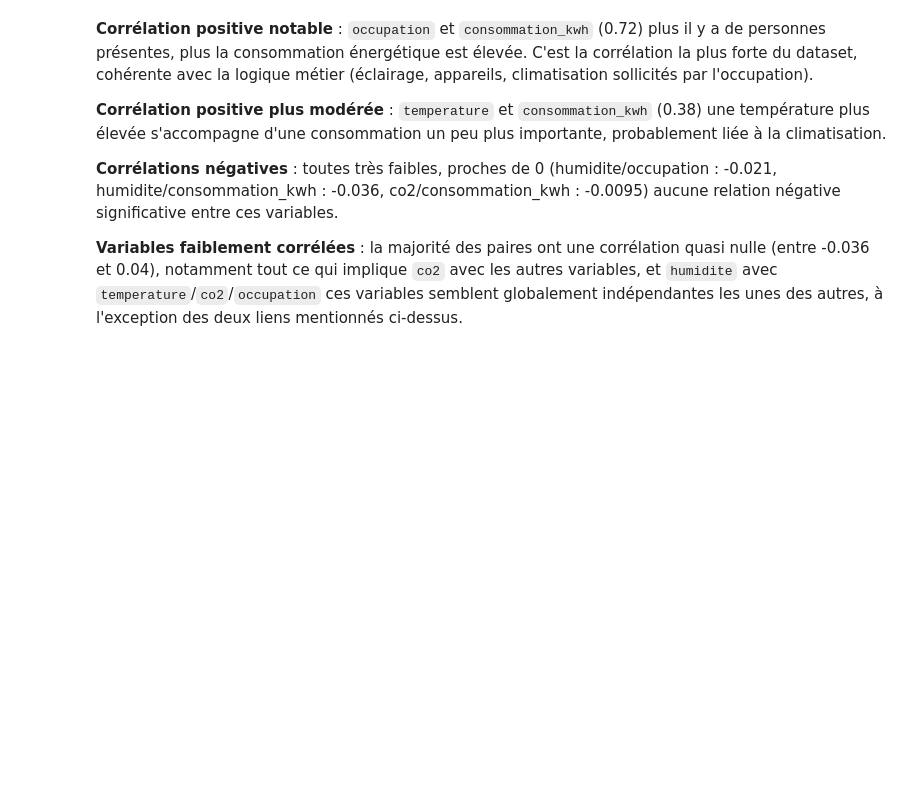
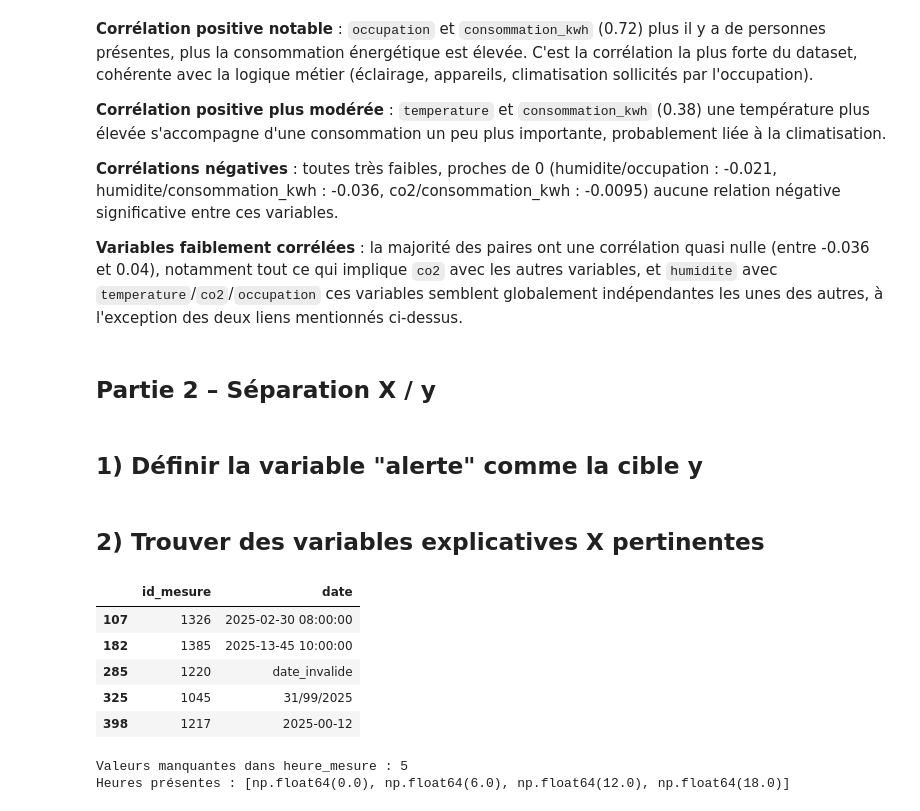
Before and after one commit to Fattimm/atelier_prepa_donnees_tab-, a Jupyter notebook: notebooks/atelier_prepa_donnees_tab.ipynb, the cells around one changed output. Drawn from its saved outputs; the diff is of its cells as text; code cells hidden in the pictures; blank space fills up the shorter version.

```diff
--- a/notebooks/atelier_prepa_donnees_tab.ipynb
+++ b/notebooks/atelier_prepa_donnees_tab.ipynb
@@ -609,3 +609,7 @@ plt.show()
 **Corrélations négatives** : toutes très faibles, proches de 0 (humidite/occupation : -0.021, humidite/consommation_kwh : -0.036, co2/consommation_kwh : -0.0095) aucune relation négative significative entre ces variables.
 
 **Variables faiblement corrélées** : la majorité des paires ont une corrélation quasi nulle (entre -0.036 et 0.04), notamment tout ce qui implique `co2` avec les autres variables, et `humidite` avec `temperature`/`co2`/`occupation` ces variables semblent globalement indépendantes les unes des autres, à l'exception des deux liens mentionnés ci-dessus.
+# %% [markdown]
+## Partie 2 – Séparation X / y
+# %% [markdown]
+## 1) Définir la variable "alerte" comme la cible y
@@ -611,0 +619,31 @@ plt.show()
+# %% [markdown]
+## 2) Trouver des variables explicatives X pertinentes
+# %%
+# errors='coerce' : au lieu de planter, remplace toute date invalide par NaT (Not a Time, équivalent de NaN pour les dates)
+dates_test = pd.to_datetime(df['date'], errors='coerce')
+
+# On repère les lignes où la conversion a échoué (NaT alors que la valeur d'origine n'était pas vide)
+dates_invalides = df[dates_test.isna()]
+dates_invalides[['id_mesure', 'date']]
+# %% [output]
+|  | id_mesure | date |
+| 107 | 1326 | 2025-02-30 08:00:00 |
+| 182 | 1385 | 2025-13-45 10:00:00 |
+| 285 | 1220 | date_invalide |
+| 325 | 1045 | 31/99/2025 |
+| 398 | 1217 | 2025-00-12 |
+# %%
+# errors='coerce' remplace définitivement les 5 dates invalides par NaT (équivalent NaN pour les dates)
+# Cette fois on réassigne directement à df['date'], donc la colonne est modifiée pour de bon
+df['date'] = pd.to_datetime(df['date'], errors='coerce')
+
+# Maintenant que 'date' est un vrai type datetime (avec NaT pour les 5 valeurs invalides), on peut extraire l'heure
+# .dt.hour sur une valeur NaT retourne automatiquement NaN, sans erreur
+df['heure_mesure'] = df['date'].dt.hour
+
+# Vérification : le nombre de valeurs manquantes dans heure_mesure doit correspondre aux 5 dates invalides
+print("Valeurs manquantes dans heure_mesure :", df['heure_mesure'].isna().sum())
+print("Heures présentes :", sorted(df['heure_mesure'].dropna().unique()))
+# %% [output]
+Valeurs manquantes dans heure_mesure : 5
+Heures présentes : [np.float64(0.0), np.float64(6.0), np.float64(12.0), np.float64(18.0)]
```
Also changed, not shown: parts of 6 cells of this notebook.
